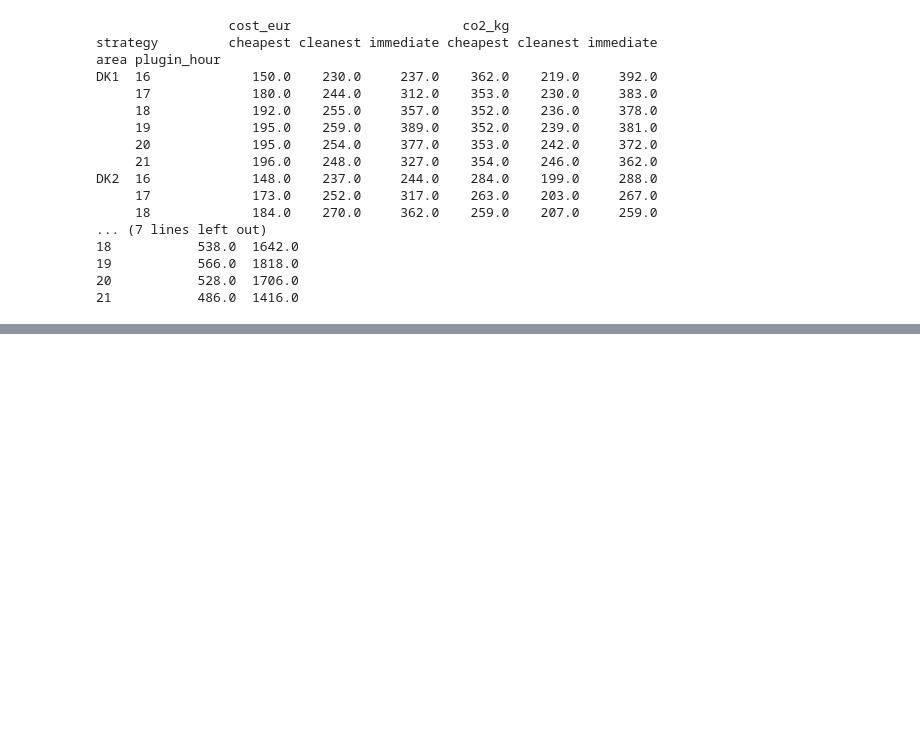
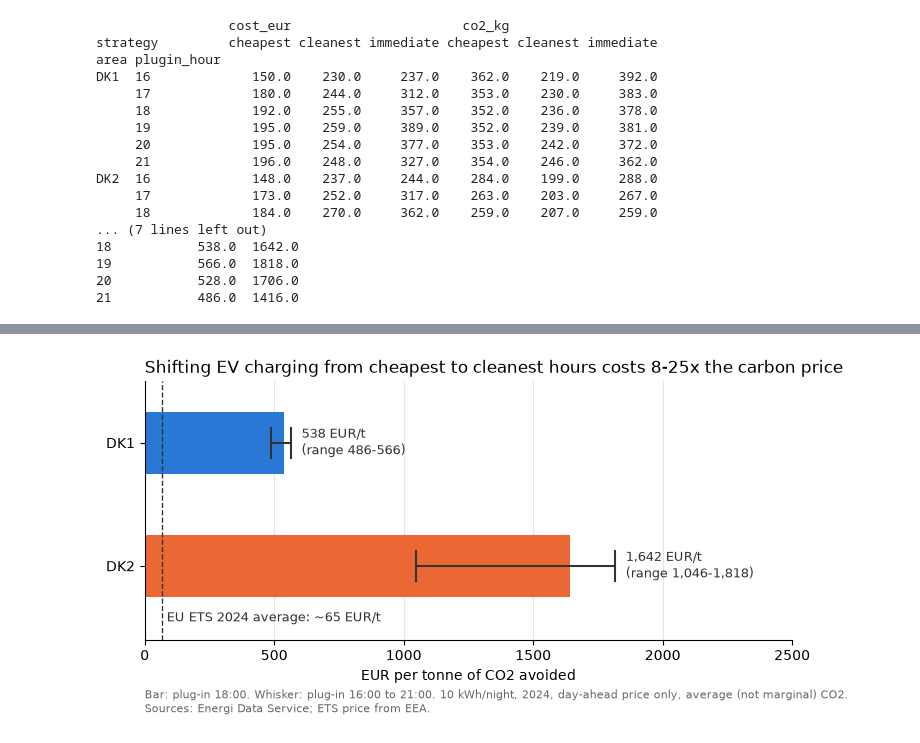
Before and after one commit to MatPicca/Denmark_Clean_vs_Cheap_el, a Jupyter notebook: 03_felxibility.ipynb, the cells around one changed output, grey strips where cells are left out. Saved outputs shown, nothing was run; the diff lists cells and outputs as text; code cells hidden in the pictures; blank space fills up the shorter version.

```diff
--- a/03_felxibility.ipynb
+++ b/03_felxibility.ipynb
@@ -373,0 +471,37 @@ DK2  16             148.0    237.0     244.0    284.0    199.0     288.0
+# %%
+eur_per_t = extra_eur / saved_t   # from cell 5: one value per area and plug-in hour
+
+colors = {"DK1": "#2a78d6", "DK2": "#eb6834"}
+fig, ax = plt.subplots(figsize=(8, 4))
+
+for i, area in enumerate(["DK1", "DK2"]):
+    main = eur_per_t.loc[(area, 18)]      # main case: plug-in 18:00
+    low = eur_per_t.loc[area].min()       # lowest across plug-in 16:00-21:00
+    high = eur_per_t.loc[area].max()      # highest across plug-in 16:00-21:00
+    ax.barh(i, main, height=0.5, color=colors[area])
+    # whisker showing the range
+    ax.plot([low, high], [i, i], color="#333333", linewidth=1.5)
+    ax.plot([low, low], [i - 0.12, i + 0.12], color="#333333", linewidth=1.5)
+    ax.plot([high, high], [i - 0.12, i + 0.12], color="#333333", linewidth=1.5)
+    ax.text(high + 40, i, f"{main:,.0f} EUR/t\n(range {low:,.0f}-{high:,.0f})", va="center", fontsize=9, color="#333333")
+
+# Reference line: EU ETS price
+ax.axvline(ETS_PRICE, color="#333333", linestyle="--", linewidth=1)
+ax.text(ETS_PRICE + 20, 1.45, f"EU ETS 2024 average: ~{ETS_PRICE} EUR/t", fontsize=9, color="#333333")
+
+ax.set_yticks([0, 1])
+ax.set_yticklabels(["DK1", "DK2"])
+ax.set_ylim(1.6, -0.5)   # DK1 on top, room for the ETS label at the bottom
+ax.set_xlim(0, 2500)
+ax.set_xlabel("EUR per tonne of CO2 avoided")
+ax.set_title("Shifting EV charging from cheapest to cleanest hours costs 8-25x the carbon price", loc="left")
+ax.text(0, -0.28, "Bar: plug-in 18:00. Whisker: plug-in 16:00 to 21:00. 10 kWh/night, 2024, day-ahead price only, "
+        "average (not marginal) CO2.\nSources: Energi Data Service; ETS price from EEA.",
+        transform=ax.transAxes, fontsize=8, color="#666666")
+ax.grid(axis="x", color="#e5e5e5")
+ax.set_axisbelow(True)   # grid lines behind the bars
+ax.spines[["top", "right"]].set_visible(False)
+plt.tight_layout()
+plt.show()
+# %% [output]
+[figure, added]
```
Also changed, not shown: parts of 5 cells of this notebook, 4 other files.
